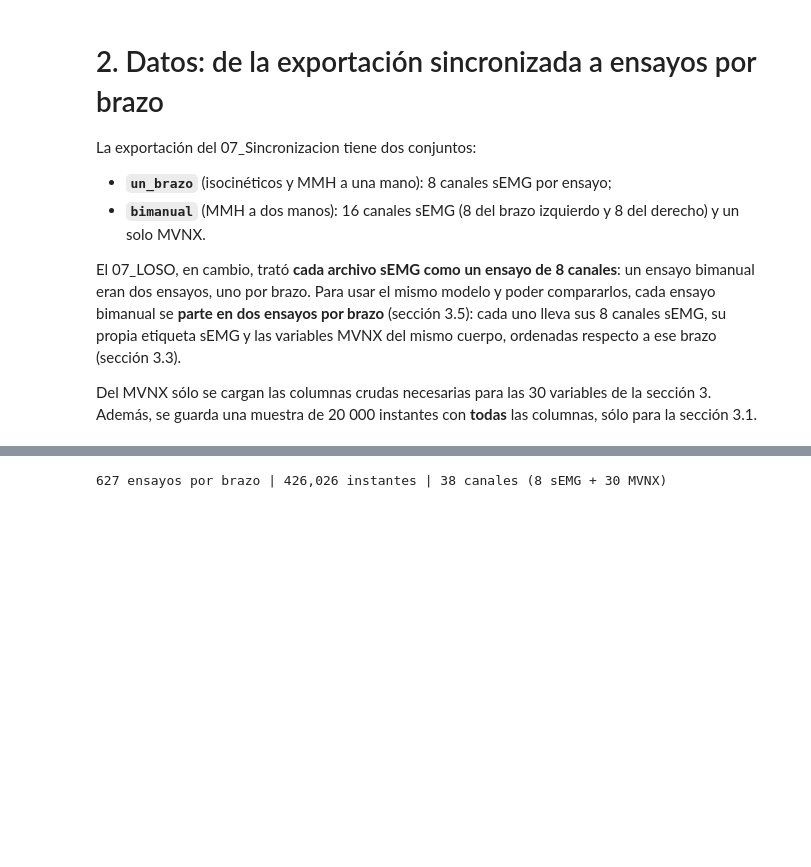
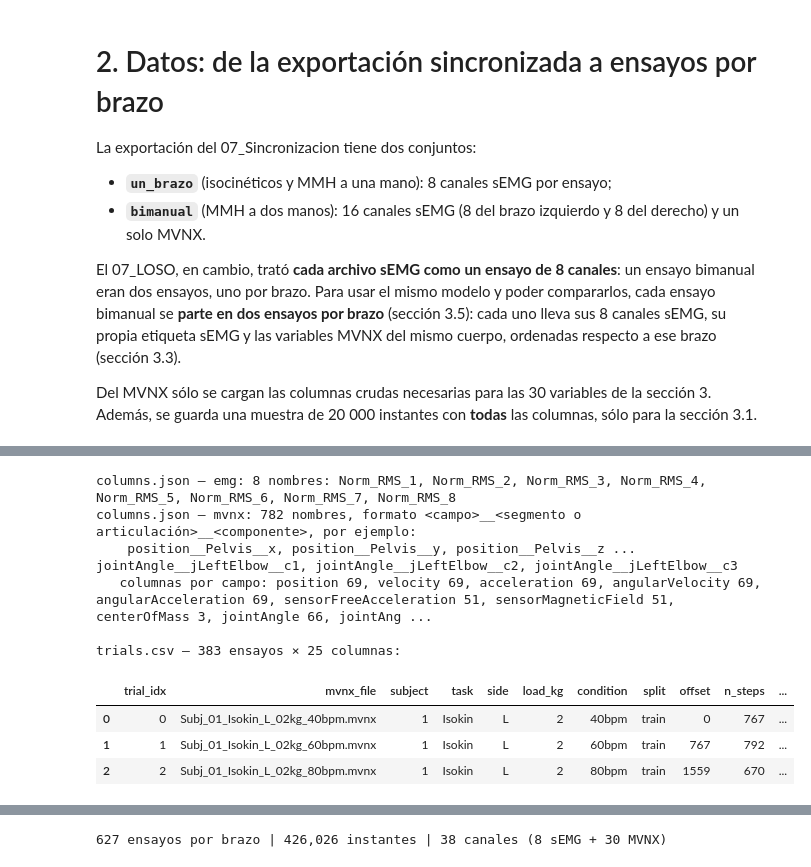
Before and after one commit to Paola-leon/human-activity-recognition, a Jupyter notebook: notebooks/08_LOSO_CPC_sEMG_MVNX_fs12.ipynb, the cells around one changed output, grey strips where cells are left out. Cells and saved outputs as stored; diff of their text form; code cells hidden in the pictures; blank space fills up the shorter version.

```diff
--- a/notebooks/08_LOSO_CPC_sEMG_MVNX_fs12.ipynb
+++ b/notebooks/08_LOSO_CPC_sEMG_MVNX_fs12.ipynb
@@ -121,6 +121,11 @@ def inner_validation_subject(held_out):
     return CV_SUBJECTS[(i + 1) % len(CV_SUBJECTS)]
 
 plt.rcParams.update({"axes.spines.top": False, "axes.spines.right": False, "axes.grid": True, "grid.alpha": 0.3})
+# Tablas completas: sin recortar el texto de las celdas ni ocultar columnas o filas
+pd.set_option("display.max_colwidth", None)
+pd.set_option("display.max_columns", None)
+pd.set_option("display.max_rows", 200)
+pd.set_option("display.width", None)
 LABEL_COLORS = {"N": "#9e9e9e", "LF": "#1f77b4", "K": "#ff7f0e", "PT": "#2ca02c", "LT": "#d62728", "W": "#9467bd", "PF": "#8c564b"}
 print("PyTorch:", torch.__version__, "| dispositivo:", DEVICE, "| QUICK:", QUICK)
 print("Corridas:", RUN_DIR.relative_to(REPO_DIR))
@@ -143,0 +161,65 @@ Del MVNX sólo se cargan las columnas crudas necesarias para las 30 variables de
+# %%
+import zipfile
+
+
+def npz_contents(path, n_rows=5):
+    """Forma, tipo y primeras filas de cada arreglo de un .npz, sin cargarlo completo."""
+    out = {}
+    with zipfile.ZipFile(path) as zf:
+        for name in zf.namelist():
+            with zf.open(name) as fh:
+                version = np.lib.format.read_magic(fh)
+                read_header = np.lib.format.read_array_header_1_0 if version == (1, 0) else np.lib.format.read_array_header_2_0
+                shape, fortran, dtype = read_header(fh)
+                k, per_row = min(n_rows, shape[0]), int(np.prod(shape[1:], dtype=int))
+                head = np.frombuffer(fh.read(k * per_row * dtype.itemsize), dtype=dtype).reshape((k,) + shape[1:])
+            out[name.removesuffix(".npy")] = {"shape": shape, "dtype": dtype, "head": head}
+    return out
+
+
+ARRAY_INFO = {
+    "time_s": "tiempo de cada instante (s, reloj MVNX)",
+    "emg": "sEMG Norm_RMS (%MVC): 8 canales (un brazo) o 16 (L + R)",
+    "mvnx": "las 782 columnas MVNX (NaN donde la grabación no tiene la variable)",
+    "label_mvnx": "etiqueta MVNX de cada instante (0–6, −1 = sin etiqueta)",
+    "label_emg": "etiqueta sEMG de cada instante",
+    "label_emg_L": "etiqueta sEMG del brazo izquierdo",
+    "label_emg_R": "etiqueta sEMG del brazo derecho",
+    "labels_agree": "True si todas las etiquetas presentes coinciden",
+    "offsets": "fila donde empieza cada ensayo (+ el total al final)",
+}
+
+for conjunto in ("un_brazo", "bimanual"):
+    base = SYNC_DIR / conjunto
+    arrays = npz_contents(base / "series.npz")
+    cols = json.loads((base / "columns.json").read_text())
+    tr = pd.read_csv(base / "trials.csv")
+    print(f"══════════ {conjunto} ══════════  ({base.relative_to(REPO_DIR)})")
+
+    print("\nseries.npz — arreglos:")
+    display(pd.DataFrame([{"arreglo": k, "forma": v["shape"], "tipo": str(v["dtype"]), "contenido": ARRAY_INFO.get(k, "")}
+                          for k, v in arrays.items()]).set_index("arreglo"))
+
+    emg_names, mv_names = [c["name"] for c in cols["emg"]], [c["name"] for c in cols["mvnx"]]
+    fields = pd.Series([n.split("__")[0] for n in mv_names]).value_counts(sort=False)
+    print(f"columns.json — emg: {len(emg_names)} nombres: {', '.join(emg_names)}")
+    print(f"columns.json — mvnx: {len(mv_names)} nombres, formato <campo>__<segmento o articulación>__<componente>, por ejemplo:")
+    print("   ", ", ".join(mv_names[:3]), "...", ", ".join(n for n in mv_names if n.startswith("jointAngle__jLeftElbow")))
+    print("   columnas por campo:", ", ".join(f"{f} {n}" for f, n in fields.items()))
+
+    print(f"\ntrials.csv — {len(tr)} ensayos × {tr.shape[1]} columnas:")
+    display(tr.head(3))
+
+    show_mv = ["position__Pelvis__z", "jointAngle__jLeftElbow__c3", "jointAngle__jRightElbow__c3"]
+    view = pd.DataFrame({"time_s": arrays["time_s"]["head"]})
+    for i, n in enumerate(emg_names[:3]):
+        view[n] = arrays["emg"]["head"][:, i]
+    for n in show_mv:
+        view[n] = arrays["mvnx"]["head"][:, mv_names.index(n)]
+    for k in [k for k in arrays if k.startswith("label")]:
+        view[k] = arrays[k]["head"]
+    print(f"Primeras filas como DataFrame (sólo algunas de las {len(emg_names)} + {len(mv_names)} columnas), "
+          f"ensayo {tr.iloc[0]['mvnx_file']}:")
+    display(view)
+    print()
+# %% [output]
@@ -143,0 +238,10 @@ Del MVNX sólo se cargan las columnas crudas necesarias para las 30 variables de
+columns.json — emg: 8 nombres: Norm_RMS_1, Norm_RMS_2, Norm_RMS_3, Norm_RMS_4, Norm_RMS_5, Norm_RMS_6, Norm_RMS_7, Norm_RMS_8
+columns.json — mvnx: 782 nombres, formato <campo>__<segmento o articulación>__<componente>, por ejemplo:
+    position__Pelvis__x, position__Pelvis__y, position__Pelvis__z ... jointAngle__jLeftElbow__c1, jointAngle__jLeftElbow__c2, jointAngle__jLeftElbow__c3
+   columnas por campo: position 69, velocity 69, acceleration 69, angularVelocity 69, angularAcceleration 69, sensorFreeAcceleration 51, sensorMagneticField 51, centerOfMass 3, jointAngle 66, jointAng ...
+
+trials.csv — 383 ensayos × 25 columnas:
+|  | trial_idx | mvnx_file | subject | task | side | load_kg | condition | split | offset | n_steps | ... |
+| 0 | 0 | Subj_01_Isokin_L_02kg_40bpm.mvnx | 1 | Isokin | L | 2 | 40bpm | train | 0 | 767 | ... |
+| 1 | 1 | Subj_01_Isokin_L_02kg_60bpm.mvnx | 1 | Isokin | L | 2 | 60bpm | train | 767 | 792 | ... |
+| 2 | 2 | Subj_01_Isokin_L_02kg_80bpm.mvnx | 1 | Isokin | L | 2 | 80bpm | train | 1559 | 670 | ... |
```
Also changed, not shown: parts of 5 cells of this notebook.
